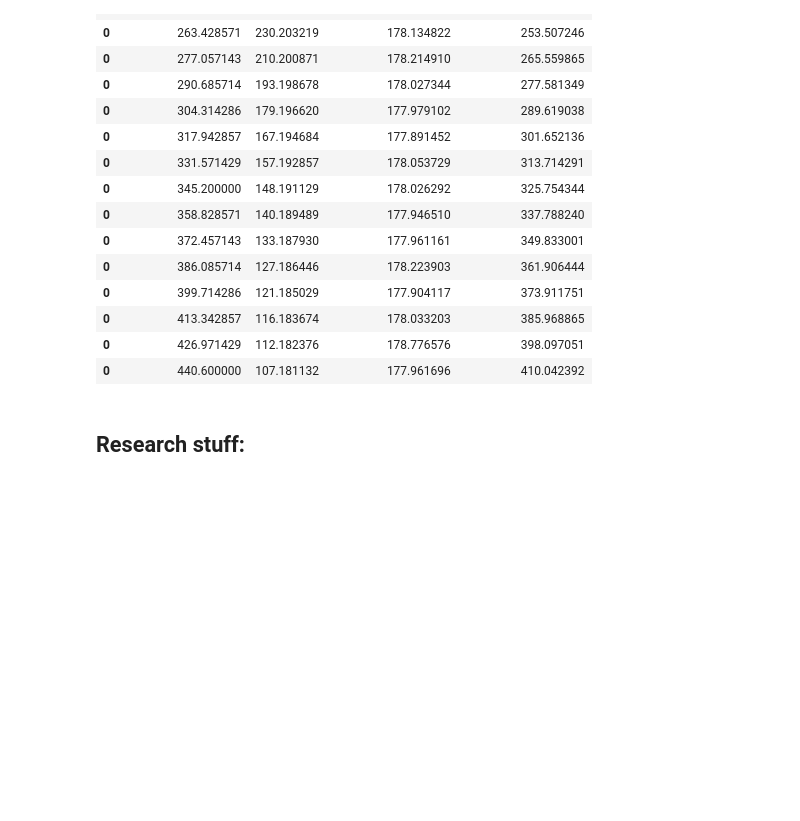
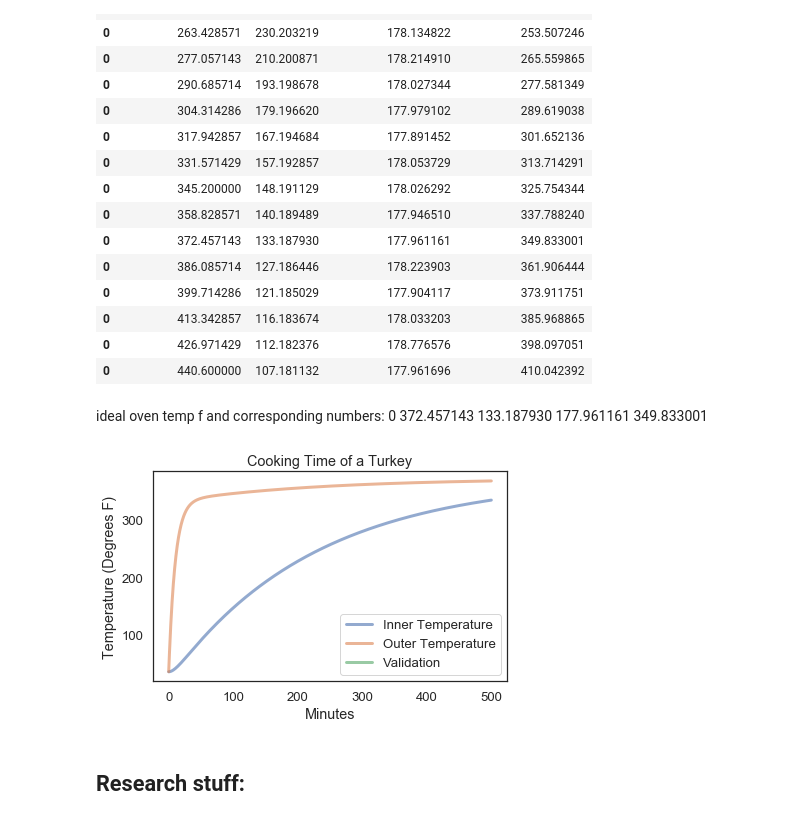
Before and after one commit to MellieZito/Project-2, a Jupyter notebook: code/Turkey.ipynb, the cells around one changed output. Drawn from its saved outputs; the diff is of its cells as text; code cells hidden in the pictures; blank space fills up the shorter version.

Commit message:
plot final graph with ideal oven temp

```diff
--- a/code/Turkey.ipynb
+++ b/code/Turkey.ipynb
@@ -334,6 +333,17 @@ results_table = make_results_table(detailed_sweep, 355)
 | 0 | 413.342857 | 116.183674 | 178.033203 | 385.968865 |
 | 0 | 426.971429 | 112.182376 | 178.776576 | 398.097051 |
 | 0 | 440.600000 | 107.181132 | 177.961696 | 410.042392 |
+# %% [markdown]
+ideal oven temp f and corresponding numbers:
+0	372.457143	133.187930	177.961161	349.833001
+# %%
+ideal_oven_temp_k = (372-32)*(5/9)+273
+system = make_system(params,ideal_oven_temp_k,275,500) #params, T_oven, T_init, t_end
+results, details = run_ode_solver(system,slope_func,max_step=1)
+empty = TimeSeries()
+plot_results_validation(results.T_inner, results.T_outer, empty)
+# %% [output]
+[figure, added]
 # %% [markdown]
 ## Research stuff:
 # %% [markdown]
```
Also changed, not shown: parts of 2 cells of this notebook.
